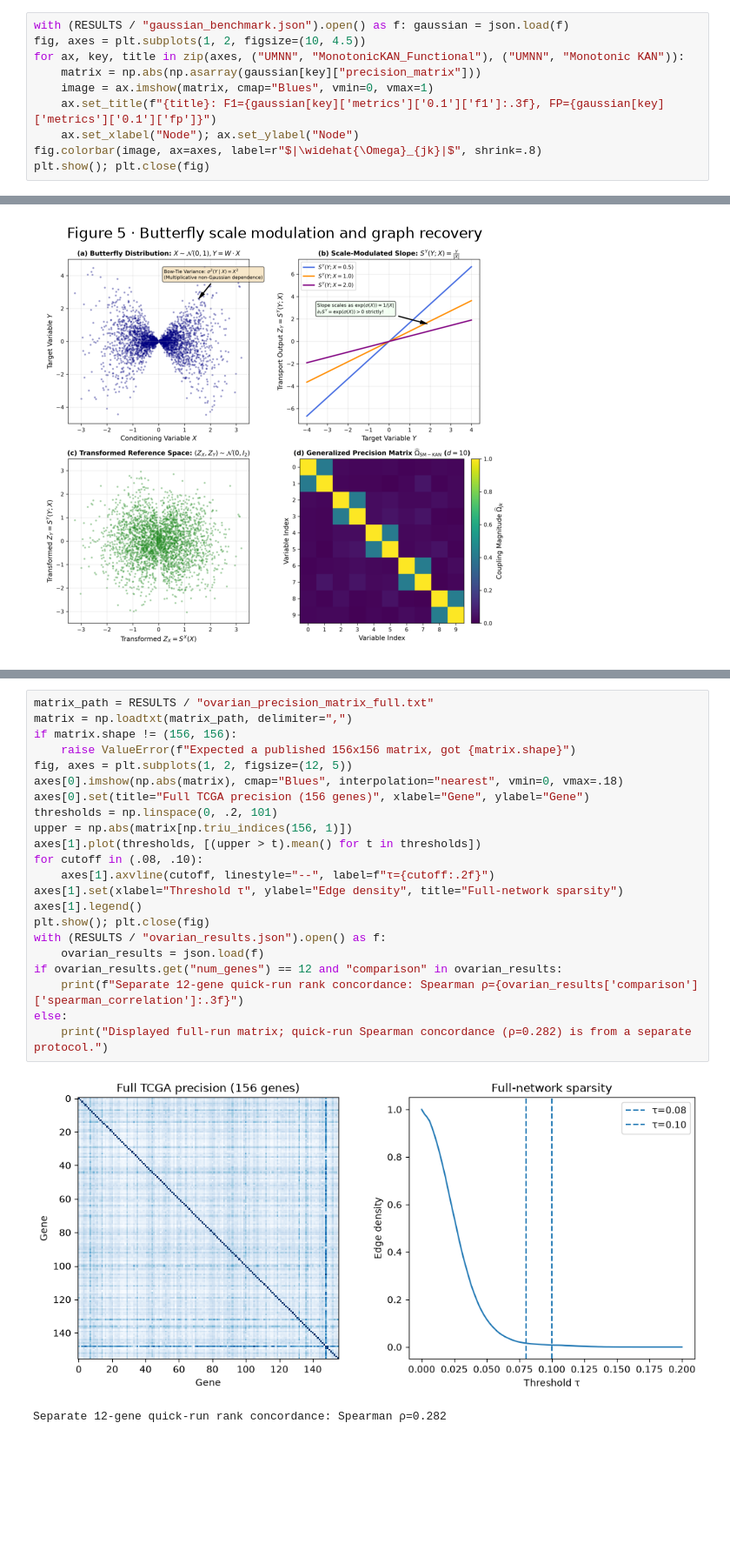
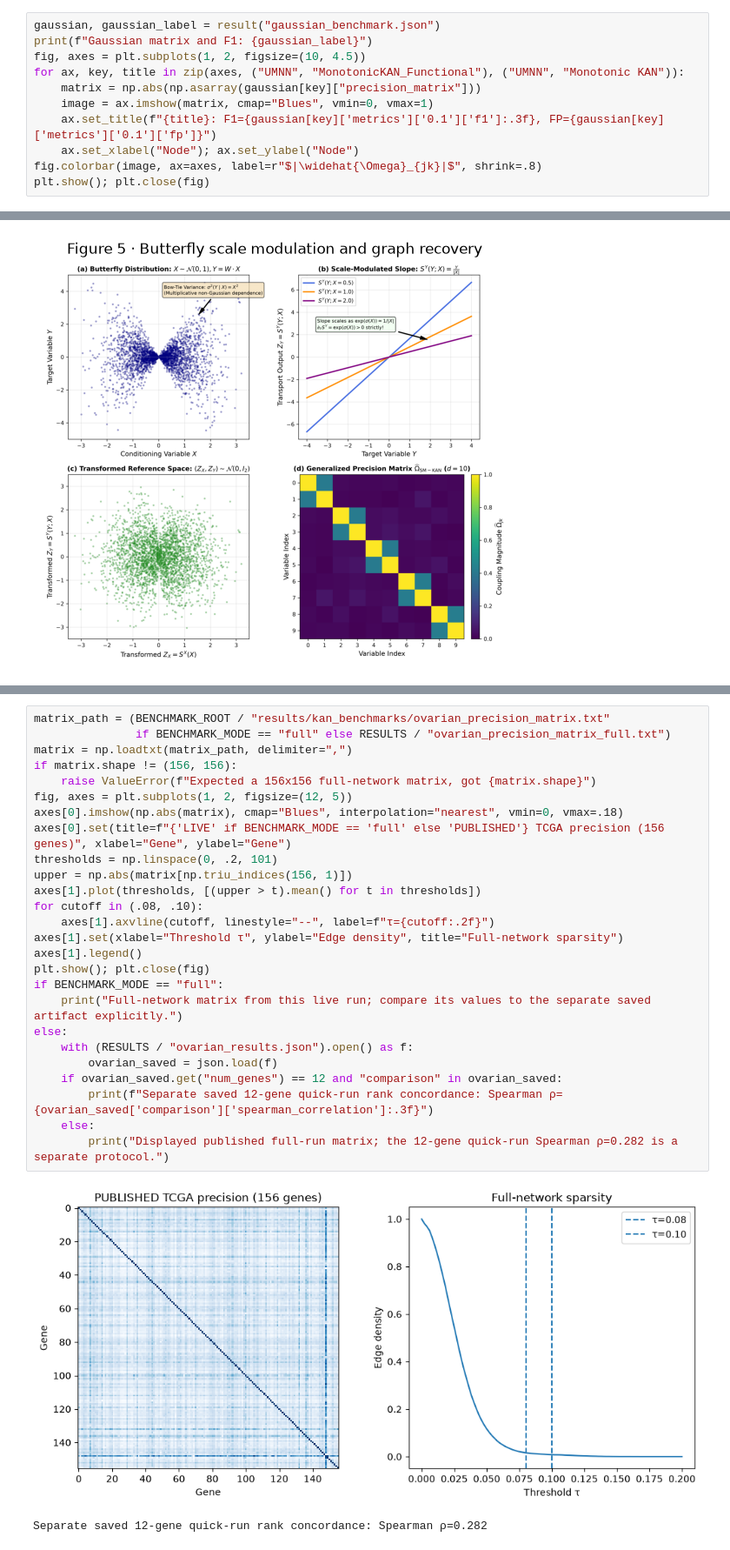
Before and after one commit to StefanoFochesatto/lsing_sw, a Jupyter notebook: notebooks/kan_transport_guide.ipynb, the cells around one changed output, grey strips where cells are left out. Shown at 87% size. Saved outputs shown, nothing was run; the diff lists cells and outputs as text; blank space fills up the shorter version.

Commit message:
Restore executable KAN guide demonstrations and live UMNN benchmarks

```diff
--- a/notebooks/kan_transport_guide.ipynb
+++ b/notebooks/kan_transport_guide.ipynb
@@ -164,5 +352,6 @@ The true $\Omega=\Sigma^{-1}$ has four edges $(0,4),(2,6),(5,7),(6,9)$. At $\tau
 # %%
-with (RESULTS / "gaussian_benchmark.json").open() as f: gaussian = json.load(f)
+gaussian, gaussian_label = result("gaussian_benchmark.json")
+print(f"Gaussian matrix and F1: {gaussian_label}")
 fig, axes = plt.subplots(1, 2, figsize=(10, 4.5))
 for ax, key, title in zip(axes, ("UMNN", "MonotonicKAN_Functional"), ("UMNN", "Monotonic KAN")):
     matrix = np.abs(np.asarray(gaussian[key]["precision_matrix"]))
@@ -190,28 +438,32 @@ The committed `ovarian_precision_matrix_full.txt` is the full $156\times156$ pub
 # %%
-matrix_path = RESULTS / "ovarian_precision_matrix_full.txt"
+matrix_path = (BENCHMARK_ROOT / "results/kan_benchmarks/ovarian_precision_matrix.txt"
+               if BENCHMARK_MODE == "full" else RESULTS / "ovarian_precision_matrix_full.txt")
 matrix = np.loadtxt(matrix_path, delimiter=",")
 if matrix.shape != (156, 156):
-    raise ValueError(f"Expected a published 156x156 matrix, got {matrix.shape}")
+    raise ValueError(f"Expected a 156x156 full-network matrix, got {matrix.shape}")
 fig, axes = plt.subplots(1, 2, figsize=(12, 5))
 axes[0].imshow(np.abs(matrix), cmap="Blues", interpolation="nearest", vmin=0, vmax=.18)
-axes[0].set(title="Full TCGA precision (156 genes)", xlabel="Gene", ylabel="Gene")
+axes[0].set(title=f"{'LIVE' if BENCHMARK_MODE == 'full' else 'PUBLISHED'} TCGA precision (156 genes)", xlabel="Gene", ylabel="Gene")
 thresholds = np.linspace(0, .2, 101)
 upper = np.abs(matrix[np.triu_indices(156, 1)])
 axes[1].plot(thresholds, [(upper > t).mean() for t in thresholds])
 for cutoff in (.08, .10):
     axes[1].axvline(cutoff, linestyle="--", label=f"τ={cutoff:.2f}")
 axes[1].set(xlabel="Threshold τ", ylabel="Edge density", title="Full-network sparsity")
 axes[1].legend()
 plt.show(); plt.close(fig)
-with (RESULTS / "ovarian_results.json").open() as f:
-    ovarian_results = json.load(f)
-if ovarian_results.get("num_genes") == 12 and "comparison" in ovarian_results:
-    print(f"Separate 12-gene quick-run rank concordance: Spearman ρ={ovarian_results['comparison']['spearman_correlation']:.3f}")
+if BENCHMARK_MODE == "full":
+    print("Full-network matrix from this live run; compare its values to the separate saved artifact explicitly.")
 else:
-    print("Displayed full-run matrix; quick-run Spearman concordance (ρ=0.282) is from a separate protocol.")
+    with (RESULTS / "ovarian_results.json").open() as f:
+        ovarian_saved = json.load(f)
+    if ovarian_saved.get("num_genes") == 12 and "comparison" in ovarian_saved:
+        print(f"Separate saved 12-gene quick-run rank concordance: Spearman ρ={ovarian_saved['comparison']['spearman_correlation']:.3f}")
+    else:
+        print("Displayed published full-run matrix; the 12-gene quick-run Spearman ρ=0.282 is a separate protocol.")
 # %% [output]
-[figure, old version]
+[figure, new version]
-Separate 12-gene quick-run rank concordance: Spearman ρ=0.282
+Separate saved 12-gene quick-run rank concordance: Spearman ρ=0.282
 # %% [markdown]
 ## 7. Synthesis
 | Metric / property | UMNN baseline | Scale-Modulated KAN | Advantage |
```
Also changed, not shown: parts of 24 cells of this notebook, 6 other files.
